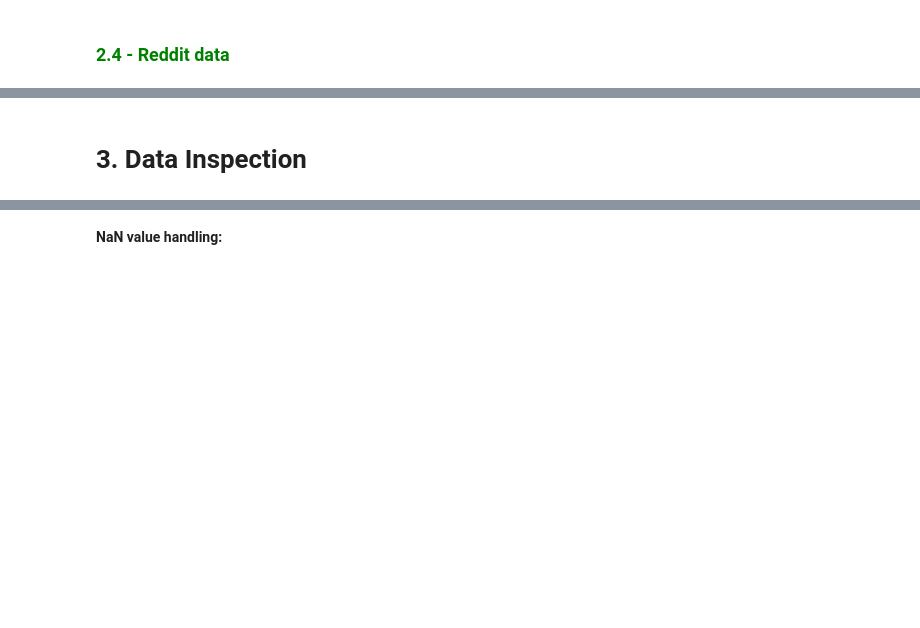
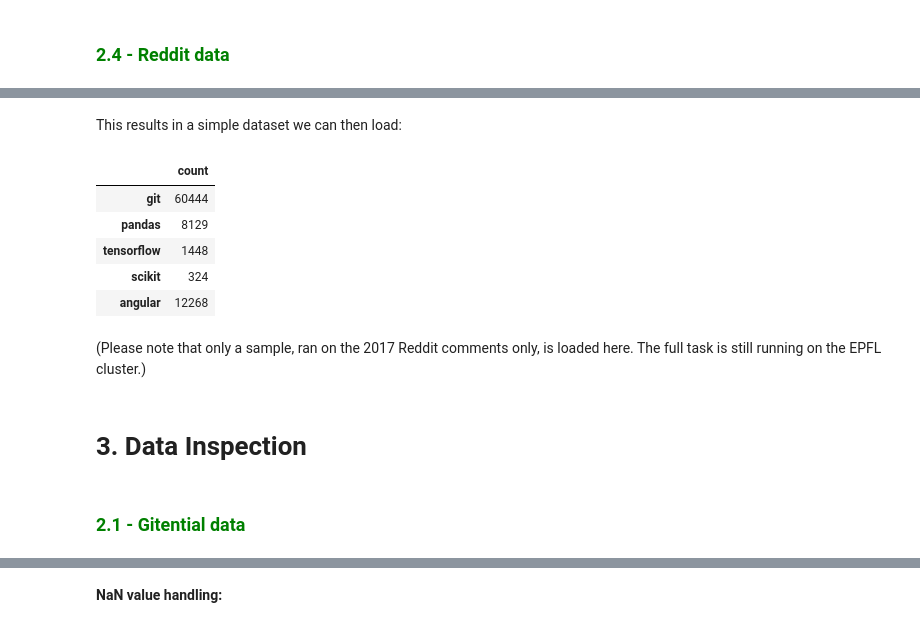
Before and after one commit to GermainZ/AppliedDataAnalysisProject, a Jupyter notebook: data_pipeline.ipynb, the cells around one changed output, grey strips where cells are left out. Cells and saved outputs as stored; diff of their text form; code cells hidden in the pictures; blank space fills up the shorter version.

```diff
--- a/data_pipeline.ipynb
+++ b/data_pipeline.ipynb
@@ -154,2 +197,29 @@ pd.DataFrame(df.take(5), columns=df.columns)
+# %% [markdown]
+This results in a simple dataset we can then load:
+# %%
+# Load the results.
+with open('{}/reddit_results.txt'.format(DATA_DIR), 'r') as f:
+    content = f.readlines()
+
+# Parse the results.
+reddit_mentions = {}
+for line in content:
+    tuple_ = ast.literal_eval(line)
+    reddit_mentions[tuple_[0]] = int(tuple_[1])
+
+# Transform to a data frame.
+reddit_comments_df = pd.DataFrame.from_dict(reddit_mentions, orient='index', columns=['count'])
+reddit_comments_df.head(5)
+# %% [output]
+|  | count |
+| git | 60444 |
+| pandas | 8129 |
+| tensorflow | 1448 |
+| scikit | 324 |
+| angular | 12268 |
+# %% [markdown]
+(Please note that only a sample, ran on the 2017 Reddit comments only, is loaded here. The full task is still running on the EPFL cluster.)
 # %% [markdown]
 # 3. Data Inspection
+# %% [markdown]
+### <span style='color:green'> 2.1 - Gitential data </span>
```
Also changed, not shown: parts of 98 cells of this notebook, 1 other file.
